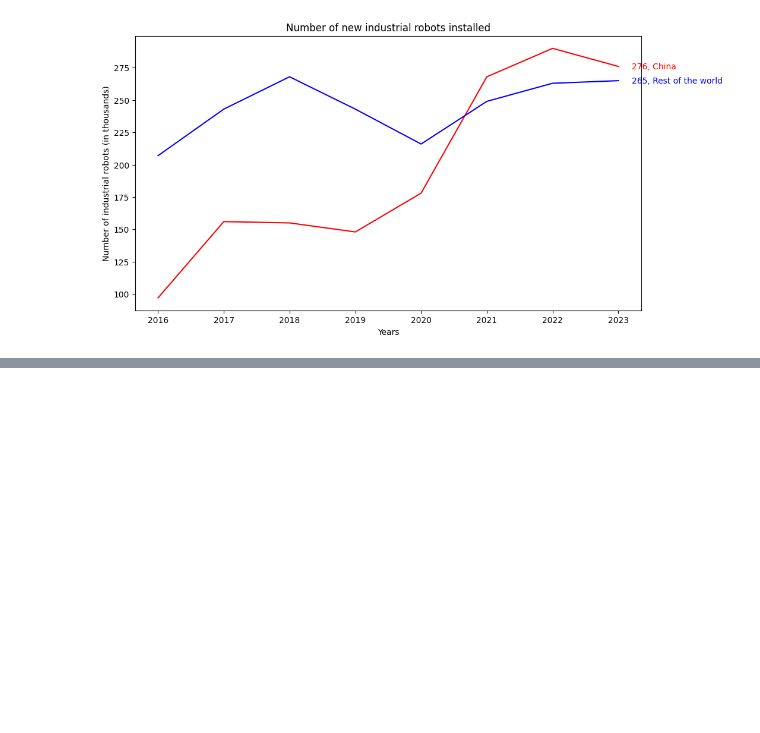
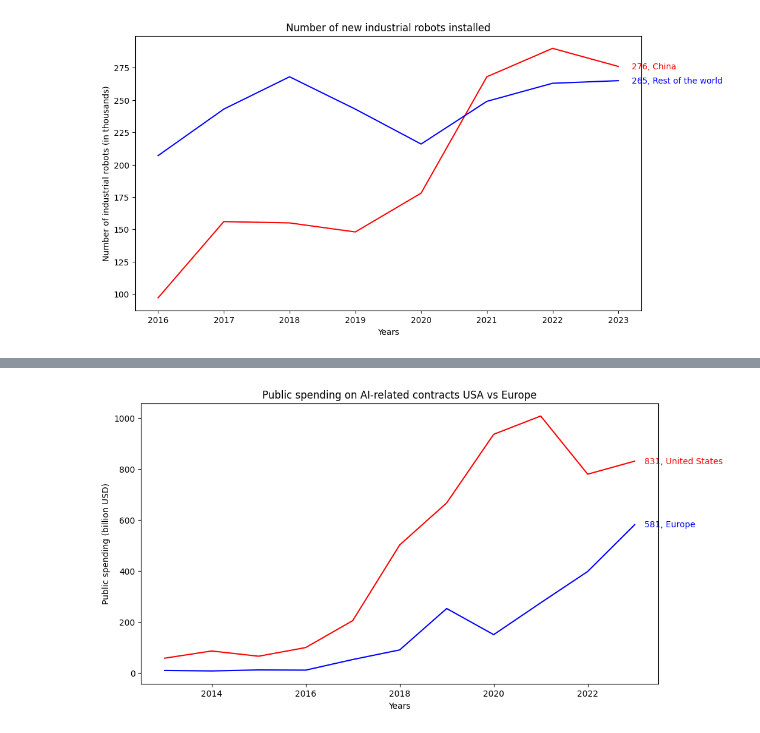
Before and after one commit to Alit54/UniMi---Scientific-Visualization, a Jupyter notebook: gio-charts.ipynb, the cells around one changed output, grey strips where cells are left out. Saved outputs shown, nothing was run; the diff lists cells and outputs as text; code cells hidden in the pictures; blank space fills up the shorter version.

```diff
--- a/gio-charts.ipynb
+++ b/gio-charts.ipynb
@@ -323,0 +399,29 @@ plt.show()
+# %%
+df = pd.read_csv("datasets/policy-and-governance/data/fig-636.csv")
+
+df = df.rename(columns={df.columns[0]: "year", df.columns[1]: "number_of_robots", df.columns[2]: "country"})
+
+x = df["year"].unique()
+
+fig, ax1 = plt.subplots(figsize=(11, 6))
+
+offsets = {"United States": 0, "Europe": 0}
+
+for country, color in [("United States", "red"), ("Europe", "blue")]:
+    sub = df[df["country"] == country]
+    values = sub["number_of_robots"].to_numpy()
+
+    ax1.plot(x, values, label=country, color=color)
+
+    last_year = x[-1]
+    last_value = values[-1]
+
+    ax1.text(last_year + 0.2, last_value + offsets[country], f"{fmt(last_value)}, {country}", va="center", ha="left", color=color)
+
+ax1.set_xlabel("Years")
+ax1.set_ylabel("Public spending (billion USD)")
+
+plt.title("Public spending on AI-related contracts USA vs Europe")
+plt.show()
+# %% [output]
+[figure, added]
```
Also changed, not shown: parts of 6 cells of this notebook, 1 other file.
